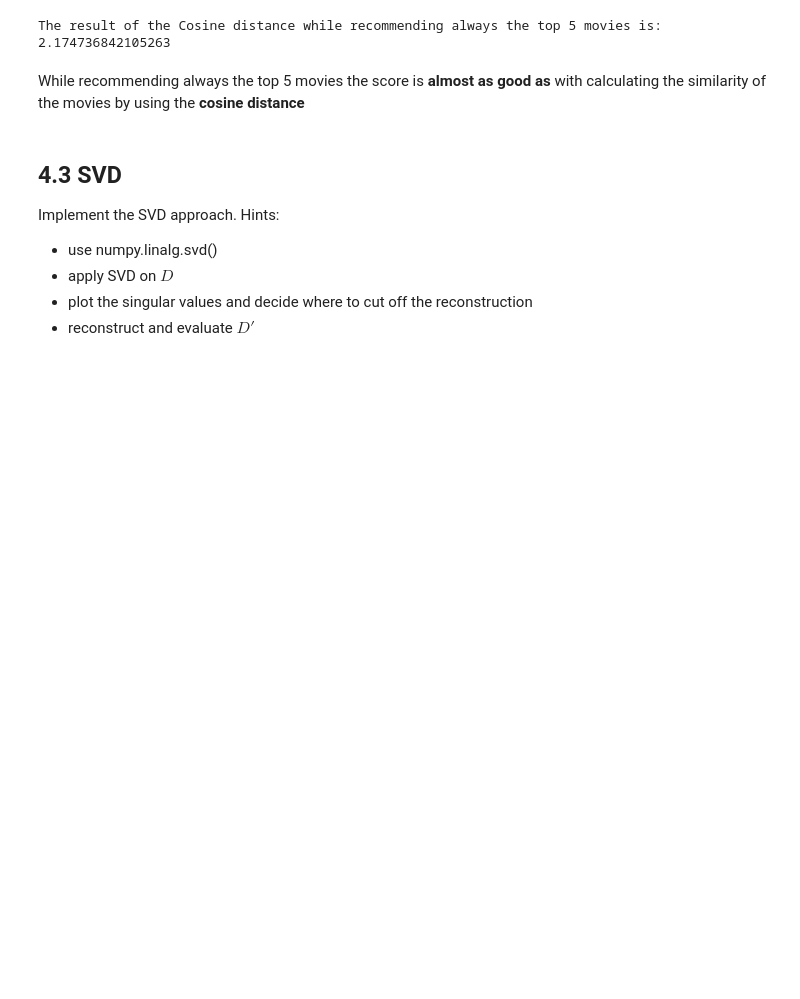
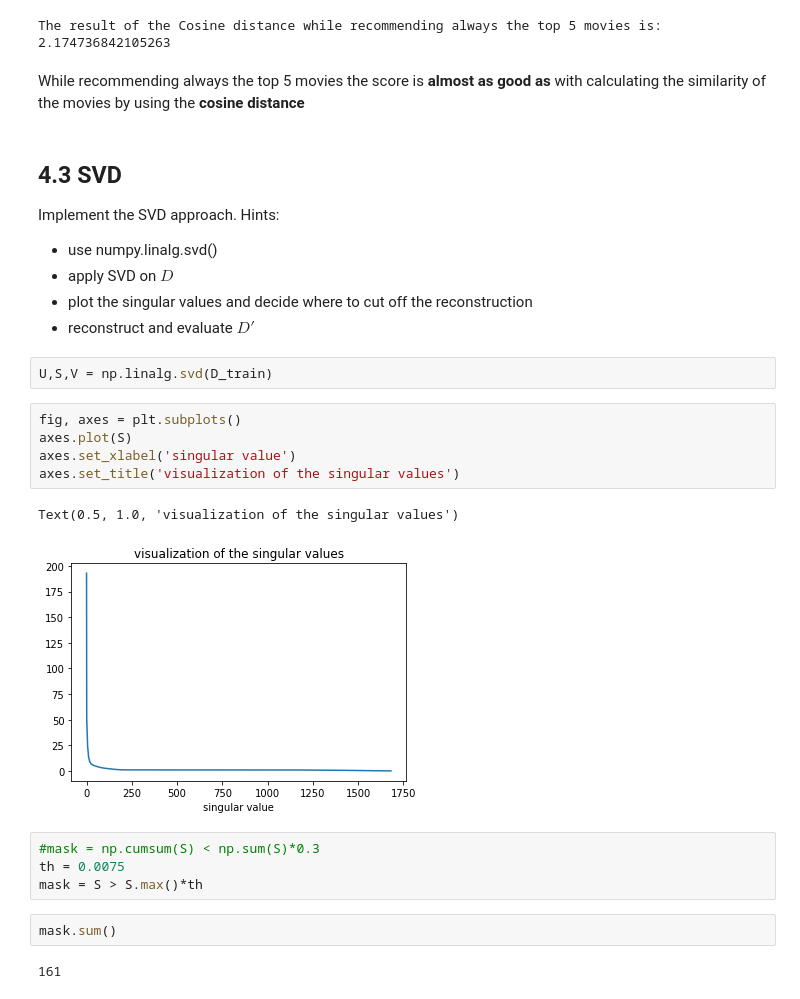
Before and after one commit to Fabian9604/DataScience21, a Jupyter notebook: Block_2/Assignments/Assignment_2_recommender.ipynb, the cells around one changed output. Drawn from its saved outputs; the diff is of its cells as text; blank space fills up the shorter version.

```diff
--- a/Block_2/Assignments/Assignment_2_recommender.ipynb
+++ b/Block_2/Assignments/Assignment_2_recommender.ipynb
@@ -202,3 +202,21 @@ Implement the SVD approach. Hints:
 * apply SVD on $D$
 * plot the singular values and decide where to cut off the reconstruction
 * reconstruct and evaluate $D'$
+# %%
+U,S,V = np.linalg.svd(D_train)
+# %%
+fig, axes = plt.subplots()
+axes.plot(S)
+axes.set_xlabel('singular value')
+axes.set_title('visualization of the singular values')
+# %% [output]
+Text(0.5, 1.0, 'visualization of the singular values')
+[figure, added]
+# %%
+#mask = np.cumsum(S) < np.sum(S)*0.3
+th = 0.0075
+mask = S > S.max()*th
+# %%
+mask.sum()
+# %% [output]
+161
```
Also changed, not shown: parts of 5 cells of this notebook.
